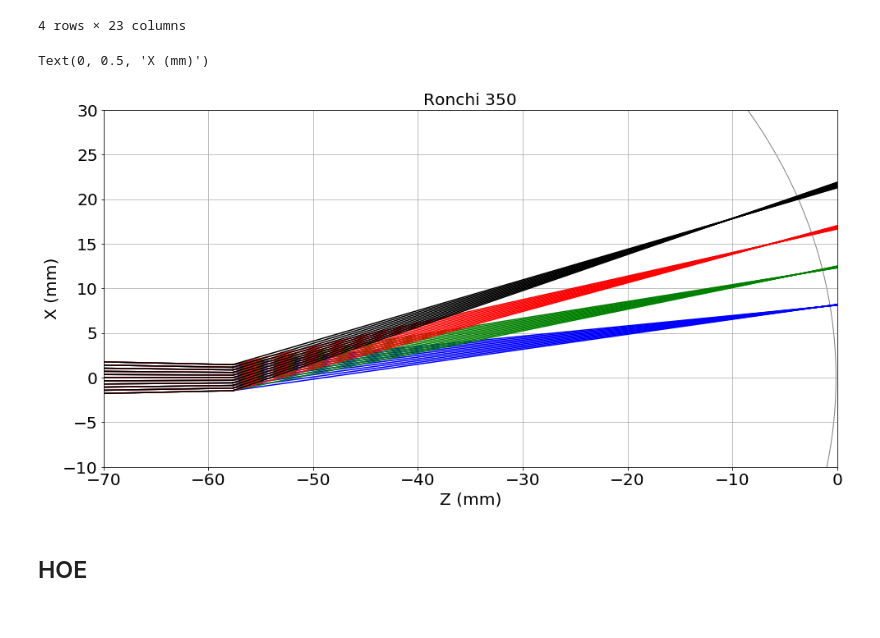
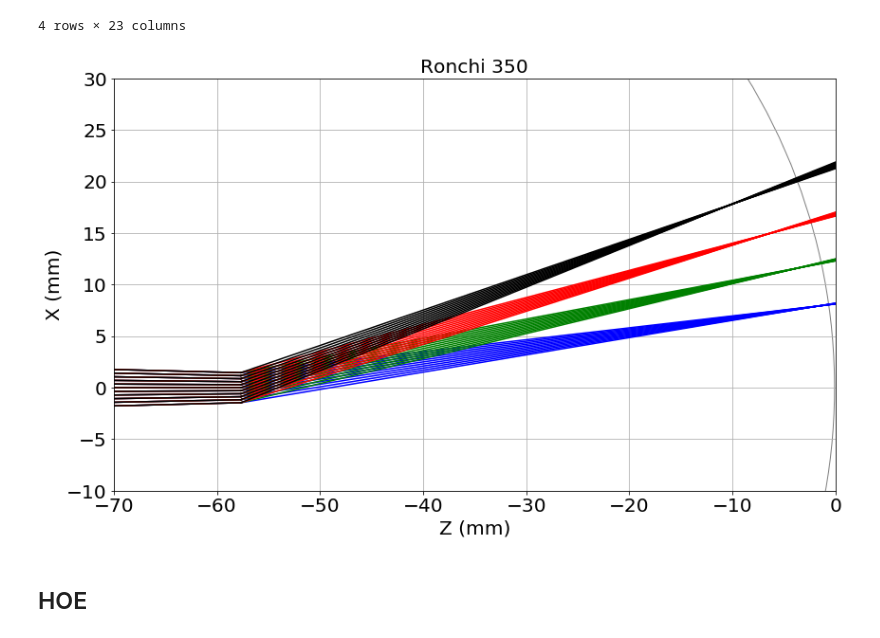
Before and after one commit to sylvielsstfr/OpticSimWthB4, a Jupyter notebook: DrawBeams/notebooks_draw/DrawBeams_swap.ipynb, the cells around one changed output. Saved outputs shown, nothing was run; the diff lists cells and outputs as text; code cells hidden in the pictures.

```diff
--- a/DrawBeams/notebooks_draw/DrawBeams_swap.ipynb
+++ b/DrawBeams/notebooks_draw/DrawBeams_swap.ipynb
@@ -647,33 +651,33 @@ Y0C_R350=0
 # %%
 #fig=plt.figure(figsize=(16,8))
 fig,ax = plt.subplots(figsize=(16,8))
 
 for index, row in df_R350.iterrows():
     wl=row["wave"]
     col=ColorDict[wl]
     X0=row["X0"];Y0=row["Y0"];Z0=row["Z0"]-row["Z3"]
     X1=row["X1"];Y1=row["Y1"];Z1=row["Z1"]-row["Z3"]
     X2=row["X2"];Y2=row["Y2"];Z2=row["Z2"]-row["Z3"]
     X3=row["X3"];Y3=row["Y3"];Z3=row["Z3"]-row["Z3"]
     if Y0==0:
         ax.plot([Z0,Z1],[X0,X1],"-",color=col)
         ax.plot([Z1,Z2],[X1,X2],"-",color=col)
         ax.plot([Z2,Z3],[X2,X3],"-",color=col)
 
 ellipse = mpl.patches.Ellipse(xy=(X0C_R350, Y0C_R350), width=2*R0C_R350, height=2*R0C_R350,angle=1,color="grey",fill=False)
 
 fig.gca().add_artist(ellipse)
 
 
 ax.grid()
 ax.set_xlim(-70,0)
 ax.set_ylim(-10,30)
 ax.set_title("Ronchi 350")
 ax.set_xlabel("Z (mm)")
 ax.set_ylabel("X (mm)")
+ax.set_aspect('equal')
 # %% [output]
-Text(0, 0.5, 'X (mm)')
-[figure, old version]
+[figure, new version]
 # %% [markdown]
 ## HOE
 # %%
```
Also changed, not shown: parts of 2 cells of this notebook, 1 other file.
